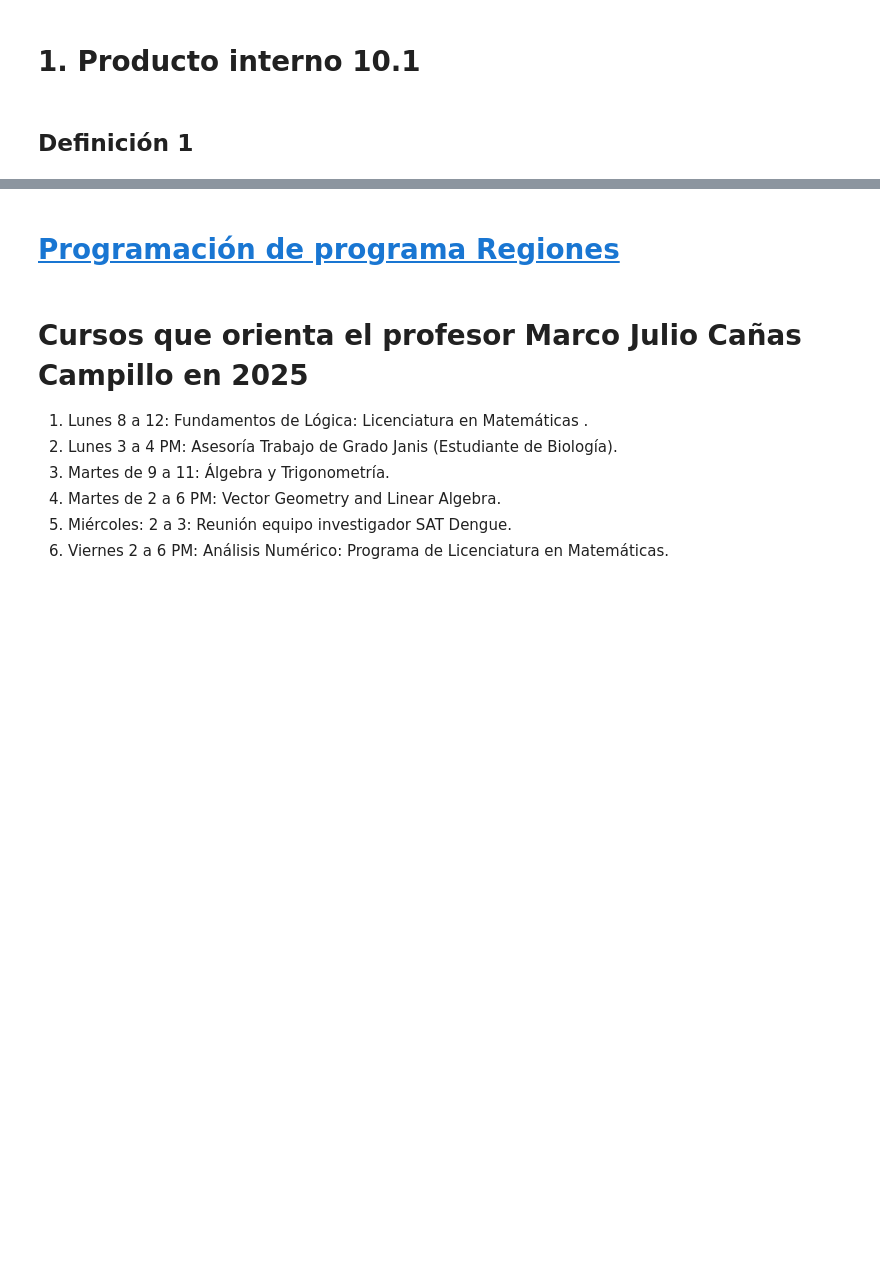
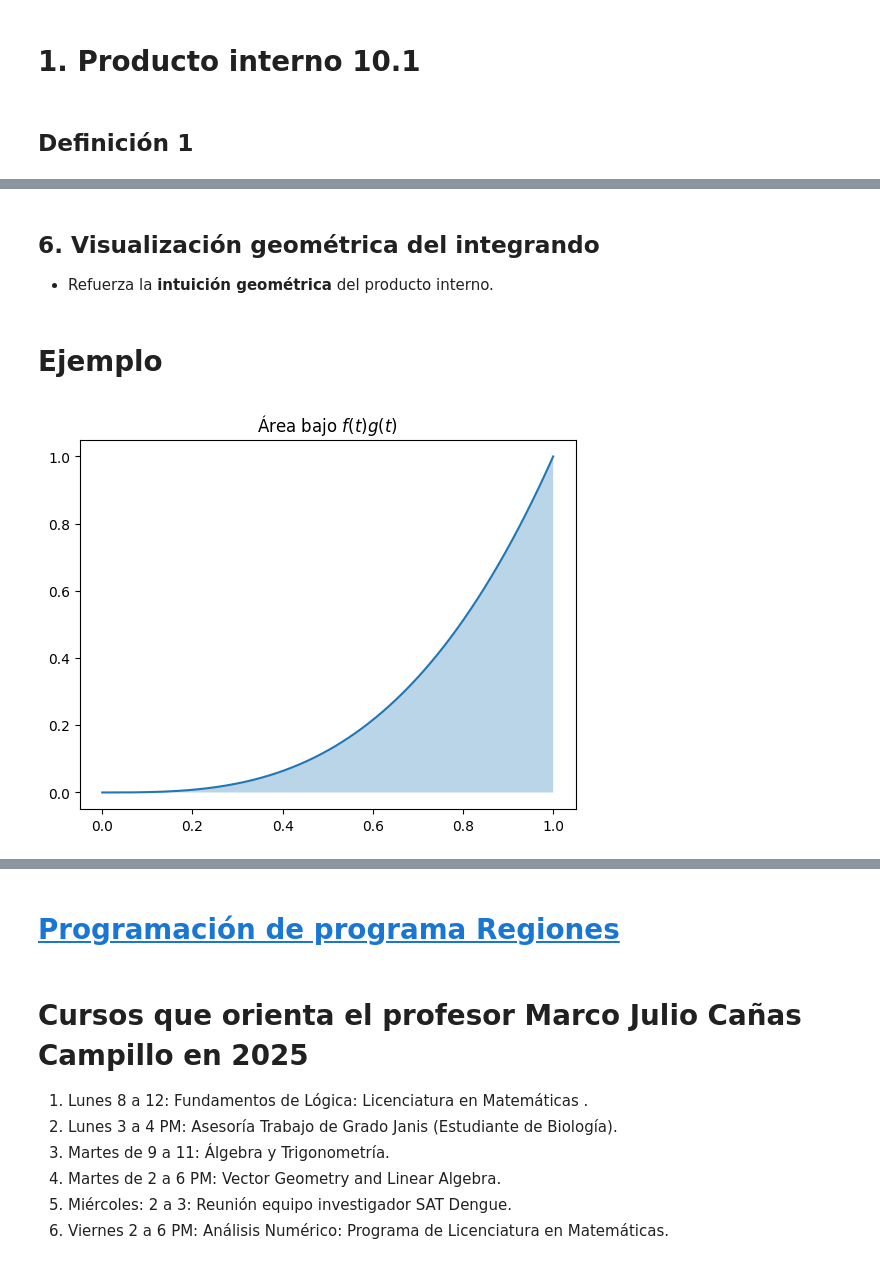
Before and after one commit to marco-canas/linear_algebra, a Jupyter notebook: 3_clases_segun_clara_mejia_laverde/2_cap/10_modulo/10_modulo.ipynb, the cells around one changed output, grey strips where cells are left out. Drawn from its saved outputs; the diff is of its cells as text; code cells hidden in the pictures; blank space fills up the shorter version.

```diff
--- a/3_clases_segun_clara_mejia_laverde/2_cap/10_modulo/10_modulo.ipynb
+++ b/3_clases_segun_clara_mejia_laverde/2_cap/10_modulo/10_modulo.ipynb
@@ -248,0 +481,20 @@ Si $x,y$ y $z$, están en $V$  y $\alpha$ es un escalar, entonces:
+# %% [markdown]
+
+## 6. Visualización geométrica del integrando
+
+- Refuerza la **intuición geométrica** del producto interno.
+# %% [markdown]
+
+# Ejemplo
+# %%
+import matplotlib.pyplot as plt
+import numpy as np
+
+t = np.linspace(0, 1, 400)
+plt.plot(t, t*(t**2))
+plt.fill_between(t, t*(t**2), alpha=0.3)
+plt.title(r"Área bajo $f(t)g(t)$")
+plt.savefig(r"C:\Users\marco\Downloads\area_bajo_fg_png")
+plt.show()
+# %% [output]
+[figure, added]
```
Also changed, not shown: parts of 49 cells of this notebook.
